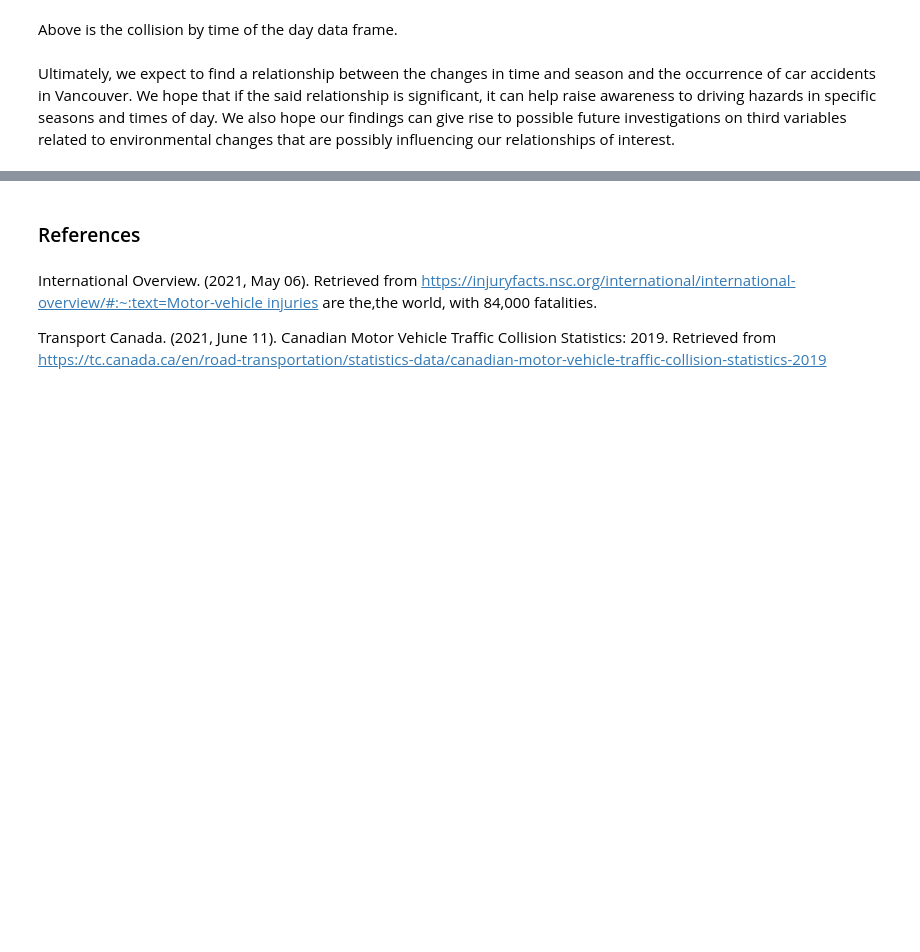
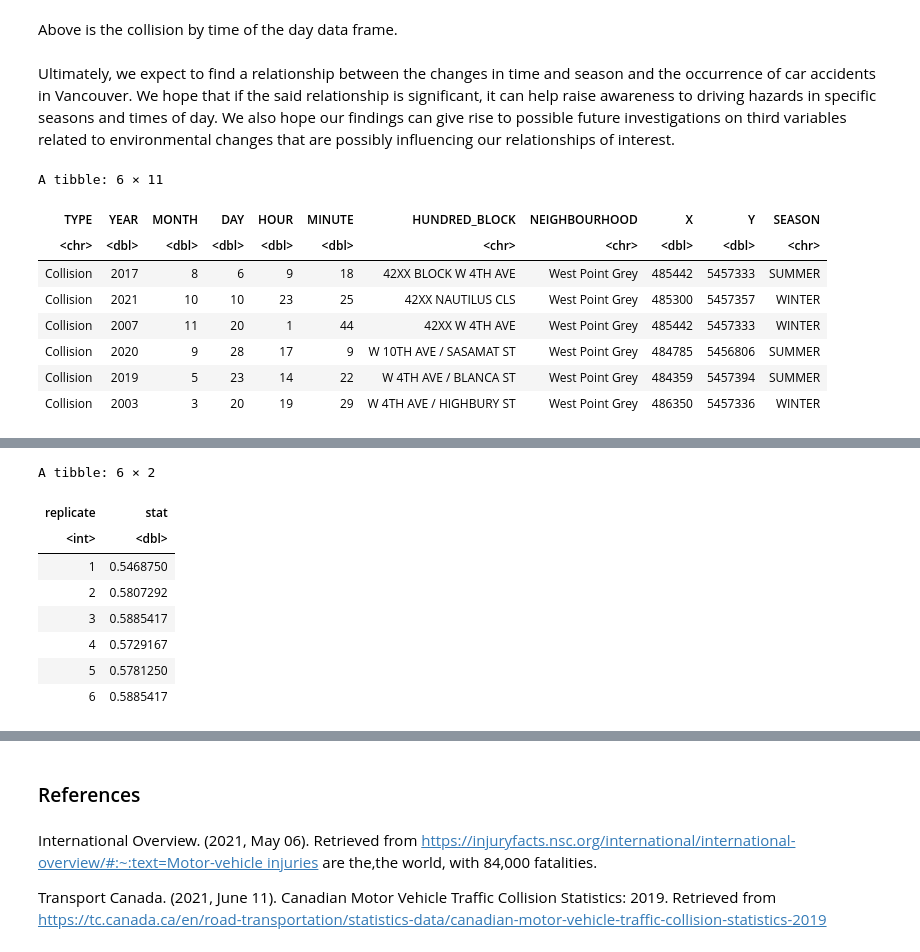
Before and after one commit to bernie-leung/STAT-201-group20newrepo, a Jupyter notebook: Project_proposal.ipynb, the cells around one changed output, grey strips where cells are left out. Drawn from its saved outputs; the diff is of its cells as text; code cells hidden in the pictures; blank space fills up the shorter version.

```diff
--- a/Project_proposal.ipynb
+++ b/Project_proposal.ipynb
@@ -296,3 +297,26 @@ A tibble: 6 × 11
 Above is the collision by time of the day data frame.
 # %% [markdown]
 Ultimately, we expect to find a relationship between the changes in time and season and the occurrence of car accidents in Vancouver. We hope that if the said relationship is significant, it can help raise awareness to driving hazards in specific seasons and times of day. We also hope our findings can give rise to possible future investigations on third variables related to environmental changes that are possibly influencing our relationships of interest.
+# %%
+season <- collisions_by_season %>%
+    filter(TYPE == "Collision")
+
+head(season)
+
+hypo_test_season <- season %>%
+    specify(response = SEASON, success = "SUMMER") %>%
+    hypothesize(null = "point", p = 0.5) %>%
+    generate(reps = 1000, type = "bootstrap") %>%
+    calculate(stat = "prop")
+
+head(hypo_test_season)
+# %% [output]
+A tibble: 6 × 11
+| TYPE | YEAR | MONTH | DAY | HOUR | MINUTE | HUNDRED_BLOCK | NEIGHBOURHOOD | X | Y | SEASON |
+| <chr> | <dbl> | <dbl> | <dbl> | <dbl> | <dbl> | <chr> | <chr> | <dbl> | <dbl> | <chr> |
+| Collision | 2017 | 8 | 6 | 9 | 18 | 42XX BLOCK W 4TH AVE | West Point Grey | 485442 | 5457333 | SUMMER |
+| Collision | 2021 | 10 | 10 | 23 | 25 | 42XX NAUTILUS CLS | West Point Grey | 485300 | 5457357 | WINTER |
+| Collision | 2007 | 11 | 20 | 1 | 44 | 42XX W 4TH AVE | West Point Grey | 485442 | 5457333 | WINTER |
+| Collision | 2020 | 9 | 28 | 17 | 9 | W 10TH AVE / SASAMAT ST | West Point Grey | 484785 | 5456806 | SUMMER |
+| Collision | 2019 | 5 | 23 | 14 | 22 | W 4TH AVE / BLANCA ST | West Point Grey | 484359 | 5457394 | SUMMER |
+| Collision | 2003 | 3 | 20 | 19 | 29 | W 4TH AVE / HIGHBURY ST | West Point Grey | 486350 | 5457336 | WINTER |
@@ -298,0 +325,9 @@ Ultimately, we expect to find a relationship between the changes in time and sea
+A tibble: 6 × 2
+| replicate | stat |
+| <int> | <dbl> |
+| 1 | 0.5468750 |
+| 2 | 0.5807292 |
+| 3 | 0.5885417 |
+| 4 | 0.5729167 |
+| 5 | 0.5781250 |
+| 6 | 0.5885417 |
```
Also changed, not shown: parts of 12 cells of this notebook.
